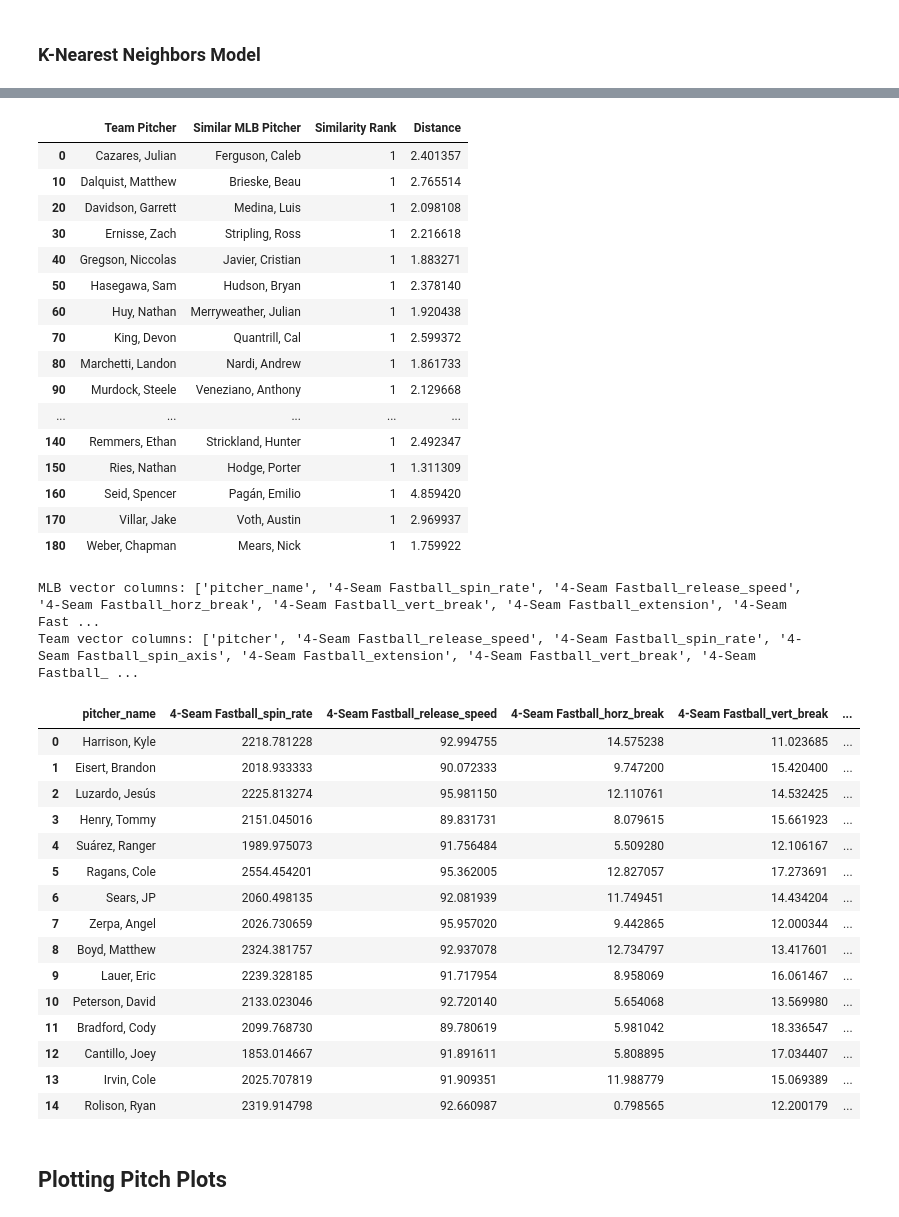
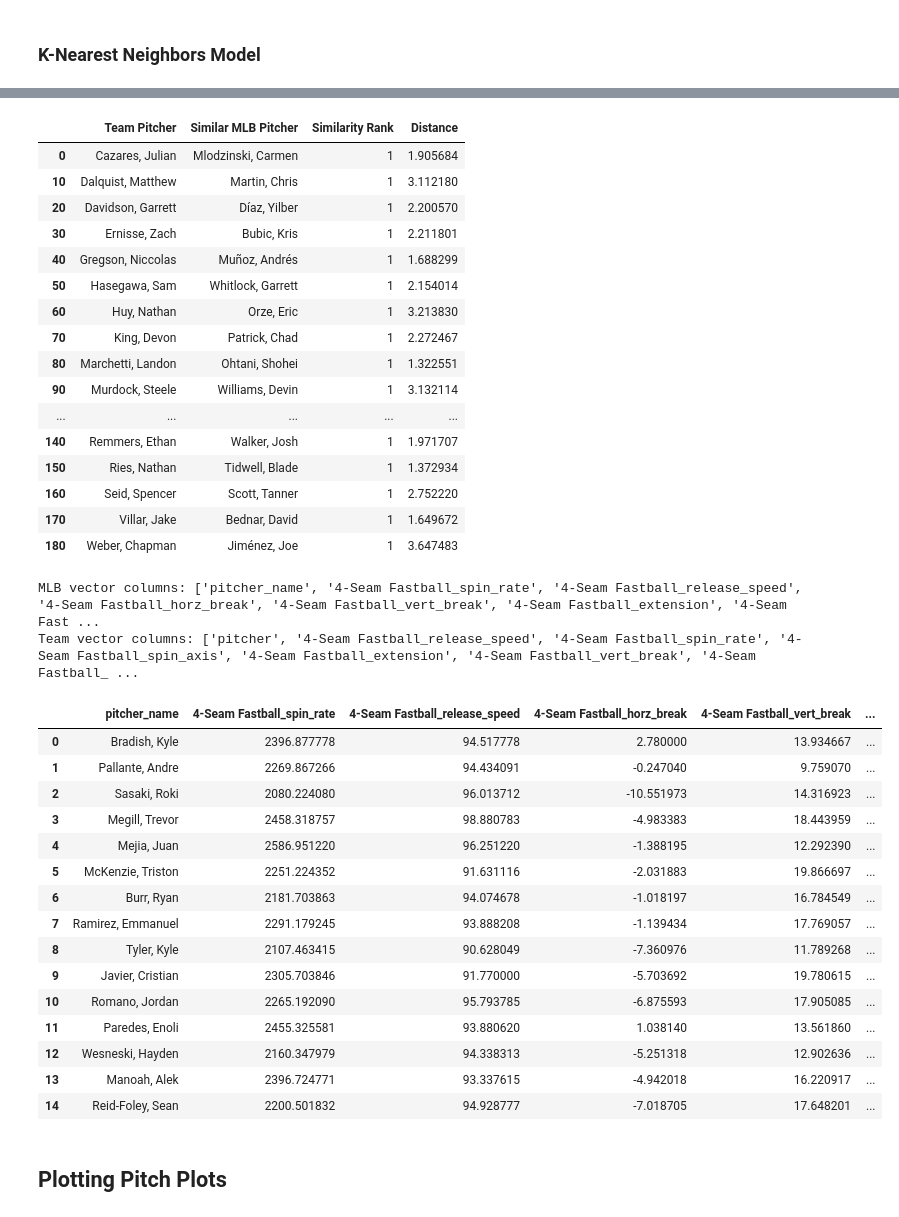
Before and after one commit to jackkalsched/UCSD_Baseball_25, a Jupyter notebook: Pitching/mlb arsenal comparisons/big_league_comparison.ipynb, the cells around one changed output, grey strips where cells are left out. Drawn from its saved outputs; the diff is of its cells as text; code cells hidden in the pictures.

```diff
--- a/Pitching/mlb arsenal comparisons/big_league_comparison.ipynb
+++ b/Pitching/mlb arsenal comparisons/big_league_comparison.ipynb
@@ -377,8 +377,8 @@ def encode_handedness(row):
 
     return row
 
-mlb_vectors_withhand = mlb_vectors_withhand.apply(encode_handedness, axis = 1).copy().drop_duplicates(subset = 'pitcher_name')
-mlb_vectors_withhand = mlb_vectors_withhand[mlb_vectors_withhand['count_pitch'] > 200]
+mlb_vectors_withhand = mlb_vectors_withhand.apply(encode_handedness, axis = 1).copy().drop_duplicates(subset = 'pitcher_name').sort_values(by = 'count_pitch', ascending = False)
+mlb_vectors_withhand = mlb_vectors_withhand[mlb_vectors_withhand['count_pitch'] > 70]
 ucsd_vectors_withhand = ucsd_vectors_withhand.apply(encode_handedness, axis = 1).copy().drop_duplicates(subset = 'pitcher')
 display(mlb_vectors_withhand)
 # %% [output]
@@ -449,22 +449,22 @@ top10_df = pd.DataFrame(results)
 top10_df[top10_df['Similarity Rank'] == 1]
 # %% [output]
 |  | Team Pitcher | Similar MLB Pitcher | Similarity Rank | Distance |
-| 0 | Cazares, Julian | Ferguson, Caleb | 1 | 2.401357 |
-| 10 | Dalquist, Matthew | Brieske, Beau | 1 | 2.765514 |
-| 20 | Davidson, Garrett | Medina, Luis | 1 | 2.098108 |
-| 30 | Ernisse, Zach | Stripling, Ross | 1 | 2.216618 |
-| 40 | Gregson, Niccolas | Javier, Cristian | 1 | 1.883271 |
-| 50 | Hasegawa, Sam | Hudson, Bryan | 1 | 2.378140 |
-| 60 | Huy, Nathan | Merryweather, Julian | 1 | 1.920438 |
-| 70 | King, Devon | Quantrill, Cal | 1 | 2.599372 |
-| 80 | Marchetti, Landon | Nardi, Andrew | 1 | 1.861733 |
-| 90 | Murdock, Steele | Veneziano, Anthony | 1 | 2.129668 |
+| 0 | Cazares, Julian | Mlodzinski, Carmen | 1 | 1.905684 |
+| 10 | Dalquist, Matthew | Martin, Chris | 1 | 3.112180 |
+| 20 | Davidson, Garrett | Díaz, Yilber | 1 | 2.200570 |
+| 30 | Ernisse, Zach | Bubic, Kris | 1 | 2.211801 |
+| 40 | Gregson, Niccolas | Muñoz, Andrés | 1 | 1.688299 |
+| 50 | Hasegawa, Sam | Whitlock, Garrett | 1 | 2.154014 |
+| 60 | Huy, Nathan | Orze, Eric | 1 | 3.213830 |
+| 70 | King, Devon | Patrick, Chad | 1 | 2.272467 |
+| 80 | Marchetti, Landon | Ohtani, Shohei | 1 | 1.322551 |
+| 90 | Murdock, Steele | Williams, Devin | 1 | 3.132114 |
 | ... | ... | ... | ... | ... |
-| 140 | Remmers, Ethan | Strickland, Hunter | 1 | 2.492347 |
-| 150 | Ries, Nathan | Hodge, Porter | 1 | 1.311309 |
-| 160 | Seid, Spencer | Pagán, Emilio | 1 | 4.859420 |
-| 170 | Villar, Jake | Voth, Austin | 1 | 2.969937 |
-| 180 | Weber, Chapman | Mears, Nick | 1 | 1.759922 |
+| 140 | Remmers, Ethan | Walker, Josh | 1 | 1.971707 |
+| 150 | Ries, Nathan | Tidwell, Blade | 1 | 1.372934 |
+| 160 | Seid, Spencer | Scott, Tanner | 1 | 2.752220 |
+| 170 | Villar, Jake | Bednar, David | 1 | 1.649672 |
+| 180 | Weber, Chapman | Jiménez, Joe | 1 | 3.647483 |
 # %%
 def find_similar_pitchers(
     team_df: pd.DataFrame,
@@ -520,49 +520,49 @@ def find_similar_pitchers(
     X_mlb_scaled = X_scaled[:-1]
     X_team_scaled = X_scaled[-1].reshape(1, -1)
 
     # --- 7. Fit KNN
     knn = NearestNeighbors(n_neighbors=n_neighbors)
     knn.fit(X_mlb_scaled)
     distances, indices = knn.kneighbors(X_team_scaled)
 
     # --- 8. Return results
     similar_pitchers = mlb_filtered_hand.iloc[indices[0]].copy()
     similar_pitchers['distance'] = distances[0]
 
     return similar_pitchers.reset_index(drop=True)
 
 
 
 
 weber_comparison = find_similar_pitchers(
     team_df = ucsd,
     mlb_df = mlb_pitchers,
     team_vectors_df=  ucsd_vectors_withhand,
     mlb_vectors_df = mlb_vectors_withhand,
-    team_pitcher_name='Davidson, Garrett',
+    team_pitcher_name='Weber, Chapman',
     n_neighbors = 15
 )
 
 display(weber_comparison)
 # %% [output]
 MLB vector columns: ['pitcher_name', '4-Seam Fastball_spin_rate', '4-Seam Fastball_release_speed', '4-Seam Fastball_horz_break', '4-Seam Fastball_vert_break', '4-Seam Fastball_extension', '4-Seam Fast ...
 Team vector columns: ['pitcher', '4-Seam Fastball_release_speed', '4-Seam Fastball_spin_rate', '4-Seam Fastball_spin_axis', '4-Seam Fastball_extension', '4-Seam Fastball_vert_break', '4-Seam Fastball_ ...
 |  | pitcher_name | 4-Seam Fastball_spin_rate | 4-Seam Fastball_release_speed | 4-Seam Fastball_horz_break | 4-Seam Fastball_vert_break | ... |
-| 0 | Harrison, Kyle | 2218.781228 | 92.994755 | 14.575238 | 11.023685 | ... |
-| 1 | Eisert, Brandon | 2018.933333 | 90.072333 | 9.747200 | 15.420400 | ... |
-| 2 | Luzardo, Jesús | 2225.813274 | 95.981150 | 12.110761 | 14.532425 | ... |
-| 3 | Henry, Tommy | 2151.045016 | 89.831731 | 8.079615 | 15.661923 | ... |
-| 4 | Suárez, Ranger | 1989.975073 | 91.756484 | 5.509280 | 12.106167 | ... |
-| 5 | Ragans, Cole | 2554.454201 | 95.362005 | 12.827057 | 17.273691 | ... |
-| 6 | Sears, JP | 2060.498135 | 92.081939 | 11.749451 | 14.434204 | ... |
-| 7 | Zerpa, Angel | 2026.730659 | 95.957020 | 9.442865 | 12.000344 | ... |
-| 8 | Boyd, Matthew | 2324.381757 | 92.937078 | 12.734797 | 13.417601 | ... |
-| 9 | Lauer, Eric | 2239.328185 | 91.717954 | 8.958069 | 16.061467 | ... |
-| 10 | Peterson, David | 2133.023046 | 92.720140 | 5.654068 | 13.569980 | ... |
-| 11 | Bradford, Cody | 2099.768730 | 89.780619 | 5.981042 | 18.336547 | ... |
-| 12 | Cantillo, Joey | 1853.014667 | 91.891611 | 5.808895 | 17.034407 | ... |
-| 13 | Irvin, Cole | 2025.707819 | 91.909351 | 11.988779 | 15.069389 | ... |
-| 14 | Rolison, Ryan | 2319.914798 | 92.660987 | 0.798565 | 12.200179 | ... |
+| 0 | Bradish, Kyle | 2396.877778 | 94.517778 | 2.780000 | 13.934667 | ... |
+| 1 | Pallante, Andre | 2269.867266 | 94.434091 | -0.247040 | 9.759070 | ... |
+| 2 | Sasaki, Roki | 2080.224080 | 96.013712 | -10.551973 | 14.316923 | ... |
+| 3 | Megill, Trevor | 2458.318757 | 98.880783 | -4.983383 | 18.443959 | ... |
+| 4 | Mejia, Juan | 2586.951220 | 96.251220 | -1.388195 | 12.292390 | ... |
+| 5 | McKenzie, Triston | 2251.224352 | 91.631116 | -2.031883 | 19.866697 | ... |
+| 6 | Burr, Ryan | 2181.703863 | 94.074678 | -1.018197 | 16.784549 | ... |
+| 7 | Ramirez, Emmanuel | 2291.179245 | 93.888208 | -1.139434 | 17.769057 | ... |
+| 8 | Tyler, Kyle | 2107.463415 | 90.628049 | -7.360976 | 11.789268 | ... |
+| 9 | Javier, Cristian | 2305.703846 | 91.770000 | -5.703692 | 19.780615 | ... |
+| 10 | Romano, Jordan | 2265.192090 | 95.793785 | -6.875593 | 17.905085 | ... |
+| 11 | Paredes, Enoli | 2455.325581 | 93.880620 | 1.038140 | 13.561860 | ... |
+| 12 | Wesneski, Hayden | 2160.347979 | 94.338313 | -5.251318 | 12.902636 | ... |
+| 13 | Manoah, Alek | 2396.724771 | 93.337615 | -4.942018 | 16.220917 | ... |
+| 14 | Reid-Foley, Sean | 2200.501832 | 94.928777 | -7.018705 | 17.648201 | ... |
 # %% [markdown]
 ## Plotting Pitch Plots
 # %%
```
Also changed, not shown: parts of 5 cells of this notebook.
